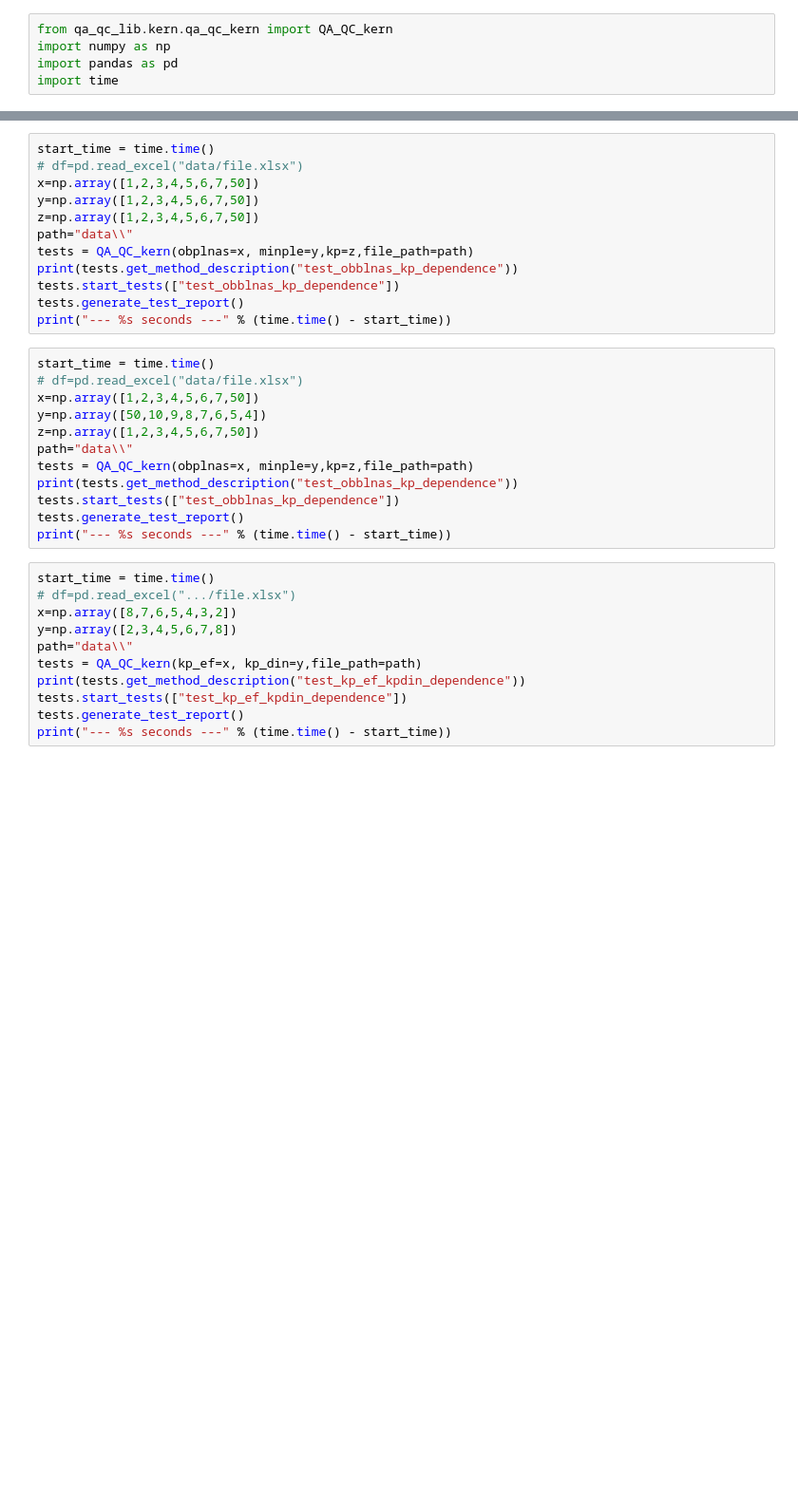
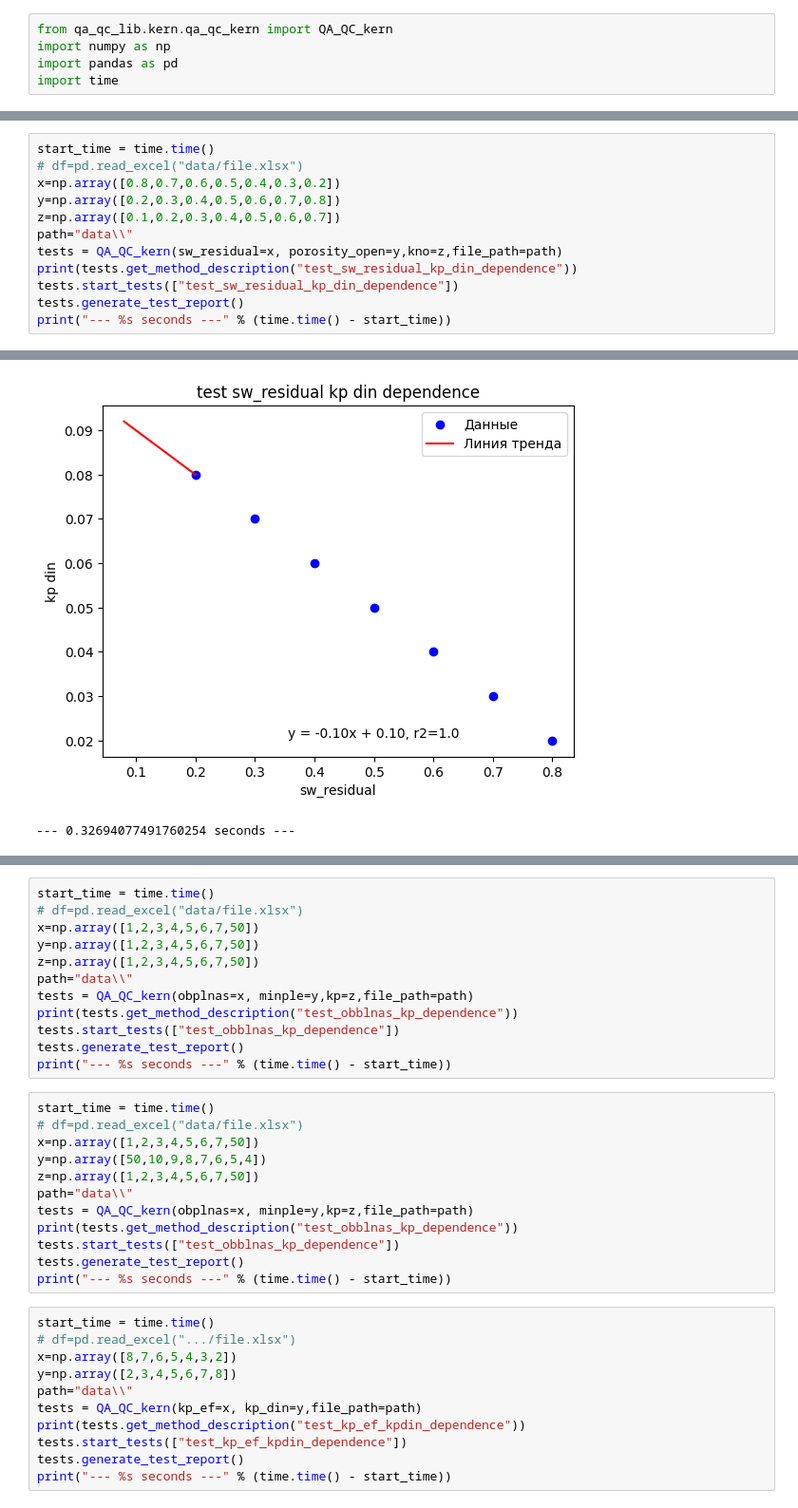
Before and after one commit to Salnikov-MaX/QA_QC_proj, a Jupyter notebook: qa_qc_lib/kern/workflow.ipynb, the cells around one changed output, grey strips where cells are left out. Shown at 95% size. Drawn from its saved outputs; the diff is of its cells as text; blank space fills up the shorter version.

```diff
--- a/qa_qc_lib/kern/workflow.ipynb
+++ b/qa_qc_lib/kern/workflow.ipynb
@@ -77,0 +179,13 @@ print("--- %s seconds ---" % (time.time() - start_time))
+# %%
+start_time = time.time()
+# df=pd.read_excel("data/file.xlsx")
+x=np.array([0.8,0.7,0.6,0.5,0.4,0.3,0.2])
+y=np.array([0.2,0.3,0.4,0.5,0.6,0.7,0.8])
+z=np.array([0.1,0.2,0.3,0.4,0.5,0.6,0.7])
+path="data\\"
+tests = QA_QC_kern(sw_residual=x, porosity_open=y,kno=z,file_path=path)
+print(tests.get_method_description("test_sw_residual_kp_din_dependence"))
+tests.start_tests(["test_sw_residual_kp_din_dependence"])
+tests.generate_test_report()
+print("--- %s seconds ---" % (time.time() - start_time))
+# %% [output]
@@ -78,3 +212,5 @@ print("--- %s seconds ---" % (time.time() - start_time))
+[figure, added]
+--- 0.32694077491760254 seconds ---
 # %%
 start_time = time.time()
 # df=pd.read_excel("data/file.xlsx")
```
Also changed, not shown: parts of 60 cells of this notebook, 1 other file.
